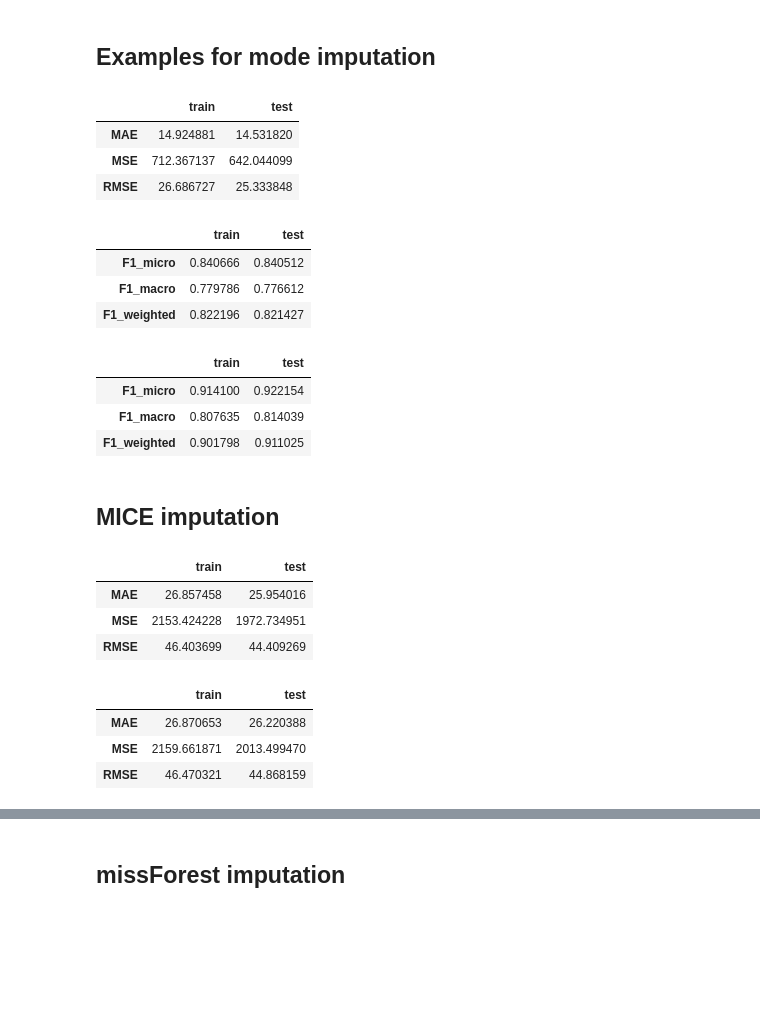
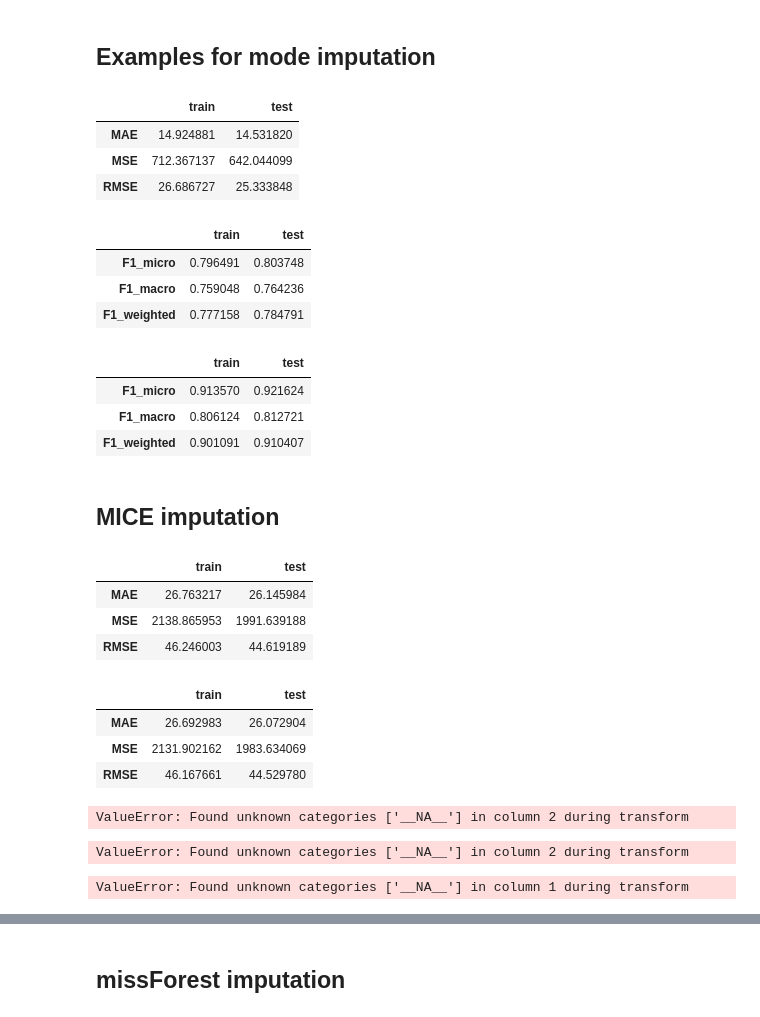
Before and after one commit to se-jaeger/data-imputation-paper, a Jupyter notebook: notebooks/example_using_evaluator.ipynb, the cells around one changed output, grey strips where cells are left out. Cells and saved outputs as stored; diff of their text form; code cells hidden in the pictures; blank space fills up the shorter version.

```diff
--- a/notebooks/example_using_evaluator.ipynb
+++ b/notebooks/example_using_evaluator.ipynb
@@ -21,3 +21,8 @@ if task.contains_missing_values():
 # %% [output]
 Found 14 categorical columns: ['V1', 'V3', 'V4', 'V5', 'V6', 'V7', 'V8', 'V9', 'V10', 'V11', 'V12', 'V13', 'V14', 'V15']
 Found 2 numeric columns: ['V2', 'V16']
+# %%
+categorical_task = OpenMLTask(seed=42, openml_id=1044)
+
+if task.contains_missing_values():
+    raise ValueError("This would distort the evaluation because we wouln't have a full ground truth.")
@@ -29,4 +36,6 @@ categorical_missing = MissingValues(column='V3', fraction=0.5, na_value=np.nan,
 categorical_as_string_missing = MissingValues(column='V4', fraction=0.5, na_value=np.nan, missingness='MCAR')
+# %%
+categorical_missing = MissingValues(column='P2stFixation', fraction=0.5, na_value=np.nan, missingness='MCAR')
 # %% [markdown]
 ## Create Evaluator
 
@@ -39,11 +48,16 @@ Then it returns the mean evaluation result.
 # %% [markdown]
 ## Examples for mode imputation
 # %%
-mode_evaluator_numerical = Evaluator(task, numerical_missing, SKLearnModeImputer())
+Evaluator(task, numerical_missing, SKLearnModeImputer()).evaluate(10).result
+# %% [output]
+|  | train | test |
+| MAE | 14.924881 | 14.531820 |
+| MSE | 712.367137 | 642.044099 |
+| RMSE | 26.686727 | 25.333848 |
 # %%
-mode_evaluator_numerical.evaluate(10).result
+Evaluator(categorical_task, categorical_missing, SKLearnModeImputer()).evaluate(10).result
 # %% [output]
 |  | train | test |
-| MAE | 14.924881 | 14.531820 |
-| MSE | 712.367137 | 642.044099 |
-| RMSE | 26.686727 | 25.333848 |
+| F1_micro | 0.796491 | 0.803748 |
+| F1_macro | 0.759048 | 0.764236 |
+| F1_weighted | 0.777158 | 0.784791 |
@@ -52,7 +64,7 @@ mode_evaluator_categorical = Evaluator(task, categorical_missing, SKLearnModeImp
 # %%
-mode_evaluator_categorical.evaluate(10).result
+Evaluator(task, categorical_as_string_missing, SKLearnModeImputer()).evaluate(10).result
 # %% [output]
 |  | train | test |
-| F1_micro | 0.840666 | 0.840512 |
-| F1_macro | 0.779786 | 0.776612 |
-| F1_weighted | 0.822196 | 0.821427 |
+| F1_micro | 0.913570 | 0.921624 |
+| F1_macro | 0.806124 | 0.812721 |
+| F1_weighted | 0.901091 | 0.910407 |
@@ -61,27 +71,28 @@ mode_evaluator_cat_as_string = Evaluator(task, categorical_as_string_missing, SK
-# %%
-mode_evaluator_cat_as_string.evaluate(10).result
-# %% [output]
-|  | train | test |
-| F1_micro | 0.914100 | 0.922154 |
-| F1_macro | 0.807635 | 0.814039 |
-| F1_weighted | 0.901798 | 0.911025 |
 # %% [markdown]
 ## MICE imputation
 # %%
-evaluator_mice_numerical_ordinal = Evaluator(task, numerical_missing, SKLearnIterativeImputer(strategy="mice", data_encoding_type="ordinal"))
+Evaluator(task, numerical_missing, SKLearnIterativeImputer(strategy="mice", data_encoding_type="ordinal")).evaluate(10).result
+# %% [output]
+|  | train | test |
+| MAE | 26.763217 | 26.145984 |
+| MSE | 2138.865953 | 1991.639188 |
+| RMSE | 46.246003 | 44.619189 |
-# %%
-evaluator_mice_numerical_ordinal.evaluate(10).result
-# %% [output]
-|  | train | test |
-| MAE | 26.857458 | 25.954016 |
-| MSE | 2153.424228 | 1972.734951 |
-| RMSE | 46.403699 | 44.409269 |
 # %%
-evaluator_mice_numerical = Evaluator(task, numerical_missing, SKLearnIterativeImputer(strategy="mice", data_encoding_type="one-hot"))
+Evaluator(task, numerical_missing, SKLearnIterativeImputer(strategy="mice", data_encoding_type="one-hot")).evaluate(10).result
+# %% [output]
+|  | train | test |
+| MAE | 26.692983 | 26.072904 |
+| MSE | 2131.902162 | 1983.634069 |
+| RMSE | 46.167661 | 44.529780 |
-# %%
-evaluator_mice_numerical.evaluate(10).result
-# %% [output]
-|  | train | test |
-| MAE | 26.870653 | 26.220388 |
-| MSE | 2159.661871 | 2013.499470 |
-| RMSE | 46.470321 | 44.868159 |
+# %%
+Evaluator(task, categorical_as_string_missing, SKLearnIterativeImputer(strategy="mice", data_encoding_type="ordinal")).evaluate(10).result
+# %% [output]
+ValueError: Found unknown categories ['__NA__'] in column 2 during transform
+# %%
+Evaluator(task, categorical_as_string_missing, SKLearnIterativeImputer(strategy="mice", data_encoding_type="one-hot")).evaluate(10).result
+# %% [output]
+ValueError: Found unknown categories ['__NA__'] in column 2 during transform
+# %%
+Evaluator(categorical_task, categorical_missing, SKLearnIterativeImputer(strategy="mice", data_encoding_type="ordinal")).evaluate(10).result
+# %% [output]
+ValueError: Found unknown categories ['__NA__'] in column 1 during transform
```
Also changed, not shown: parts of 23 cells of this notebook.
